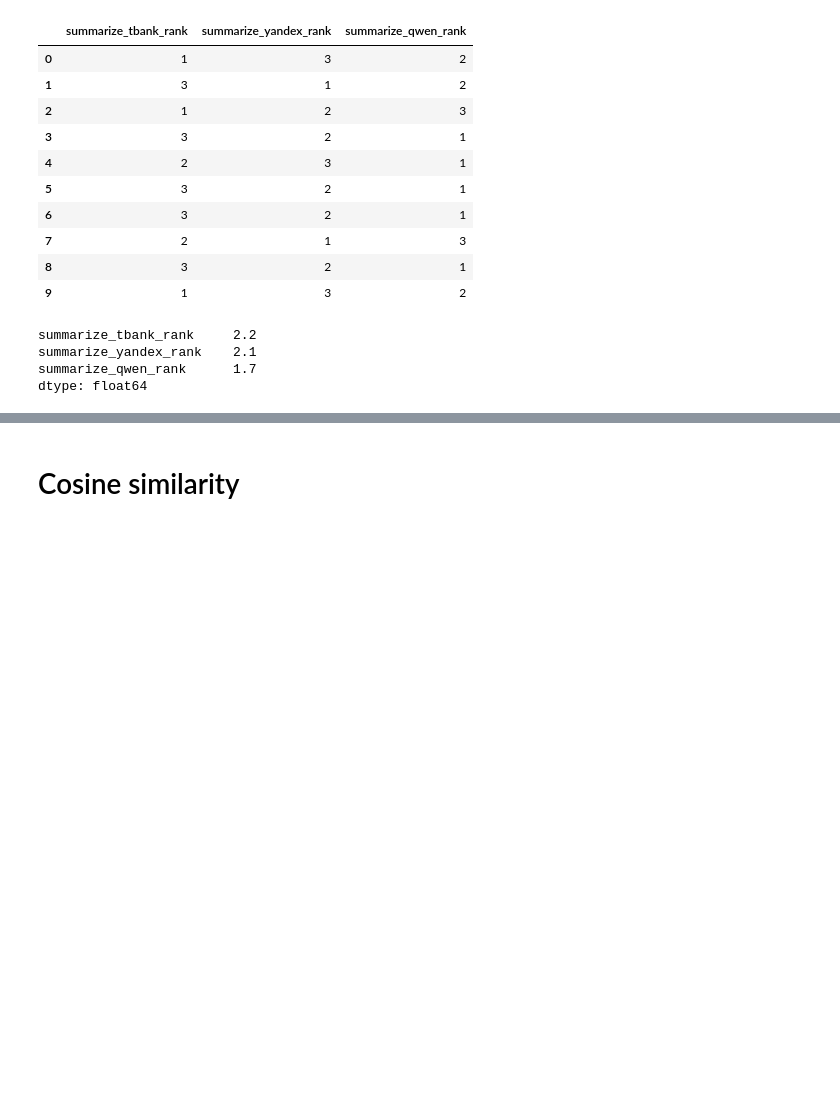
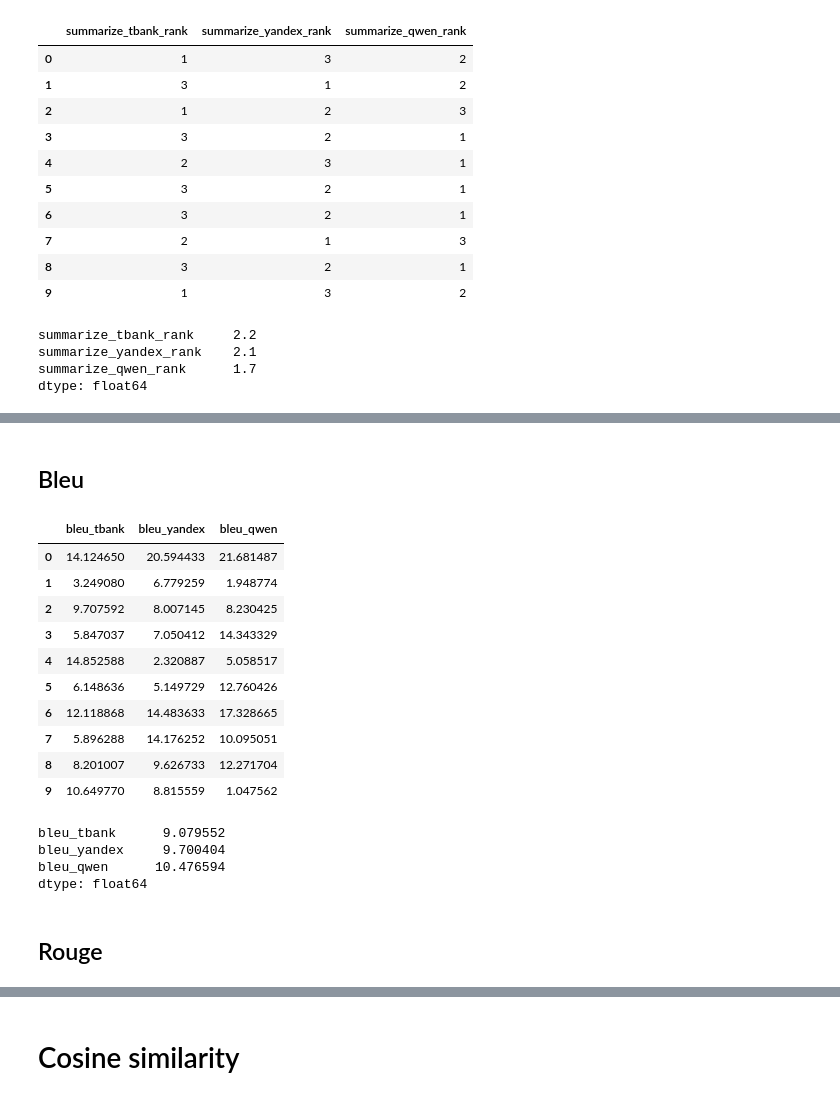
Before and after one commit to malyushitsky/diploma, a Jupyter notebook: test_results/test_models.ipynb, the cells around one changed output, grey strips where cells are left out. Cells and saved outputs as stored; diff of their text form; code cells hidden in the pictures; blank space fills up the shorter version.

```diff
--- a/test_results/test_models.ipynb
+++ b/test_results/test_models.ipynb
@@ -1084,0 +1182,49 @@ df_summarization.to_csv('summarize_examples.csv', index=False)
+# %%
+df = pd.read_csv('summarize_examples.csv')
+# %% [markdown]
+## Bleu
+# %%
+hyps = df["Tbank"].tolist()
+refs = df["gt"].tolist()
+bleu = BLEU(tokenize="intl", smooth_method="exp", effective_order=True)
+
+df["bleu_tbank"] = [
+    bleu.sentence_score(h, [r]).score for h, r in zip(hyps, refs)
+]
+# %%
+hyps = df["YandexGPT"].tolist()
+refs = df["gt"].tolist()
+bleu = BLEU(tokenize="intl", smooth_method="exp", effective_order=True)
+
+df["bleu_yandex"] = [
+    bleu.sentence_score(h, [r]).score for h, r in zip(hyps, refs)
+]
+# %%
+hyps = df["Qwen3"].tolist()
+refs = df["gt"].tolist()
+bleu = BLEU(tokenize="intl", smooth_method="exp", effective_order=True)
+
+df["bleu_qwen"] = [
+    bleu.sentence_score(h, [r]).score for h, r in zip(hyps, refs)
+]
+# %%
+df[['bleu_tbank', 'bleu_yandex', 'bleu_qwen']]
+# %% [output]
+|  | bleu_tbank | bleu_yandex | bleu_qwen |
+| 0 | 14.124650 | 20.594433 | 21.681487 |
+| 1 | 3.249080 | 6.779259 | 1.948774 |
+| 2 | 9.707592 | 8.007145 | 8.230425 |
+| 3 | 5.847037 | 7.050412 | 14.343329 |
+| 4 | 14.852588 | 2.320887 | 5.058517 |
+| 5 | 6.148636 | 5.149729 | 12.760426 |
+| 6 | 12.118868 | 14.483633 | 17.328665 |
+| 7 | 5.896288 | 14.176252 | 10.095051 |
+| 8 | 8.201007 | 9.626733 | 12.271704 |
+| 9 | 10.649770 | 8.815559 | 1.047562 |
+# %%
+df[['bleu_tbank', 'bleu_yandex', 'bleu_qwen']].mean()
+# %% [output]
+bleu_tbank      9.079552
+bleu_yandex     9.700404
+bleu_qwen      10.476594
+dtype: float64
@@ -1084,0 +1233,2 @@ df_summarization.to_csv('summarize_examples.csv', index=False)
+# %% [markdown]
+## Rouge
```
Also changed, not shown: parts of 57 cells of this notebook.
